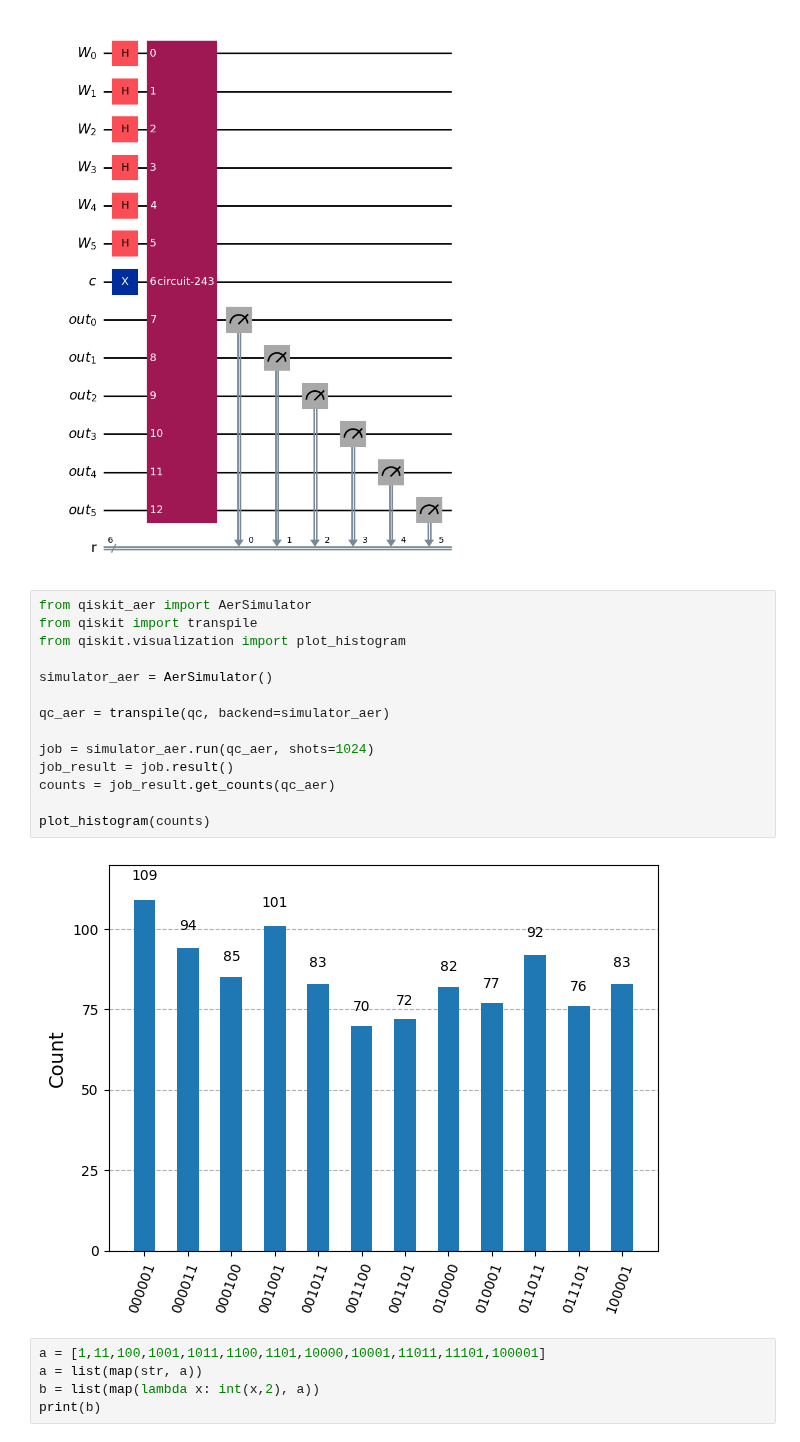
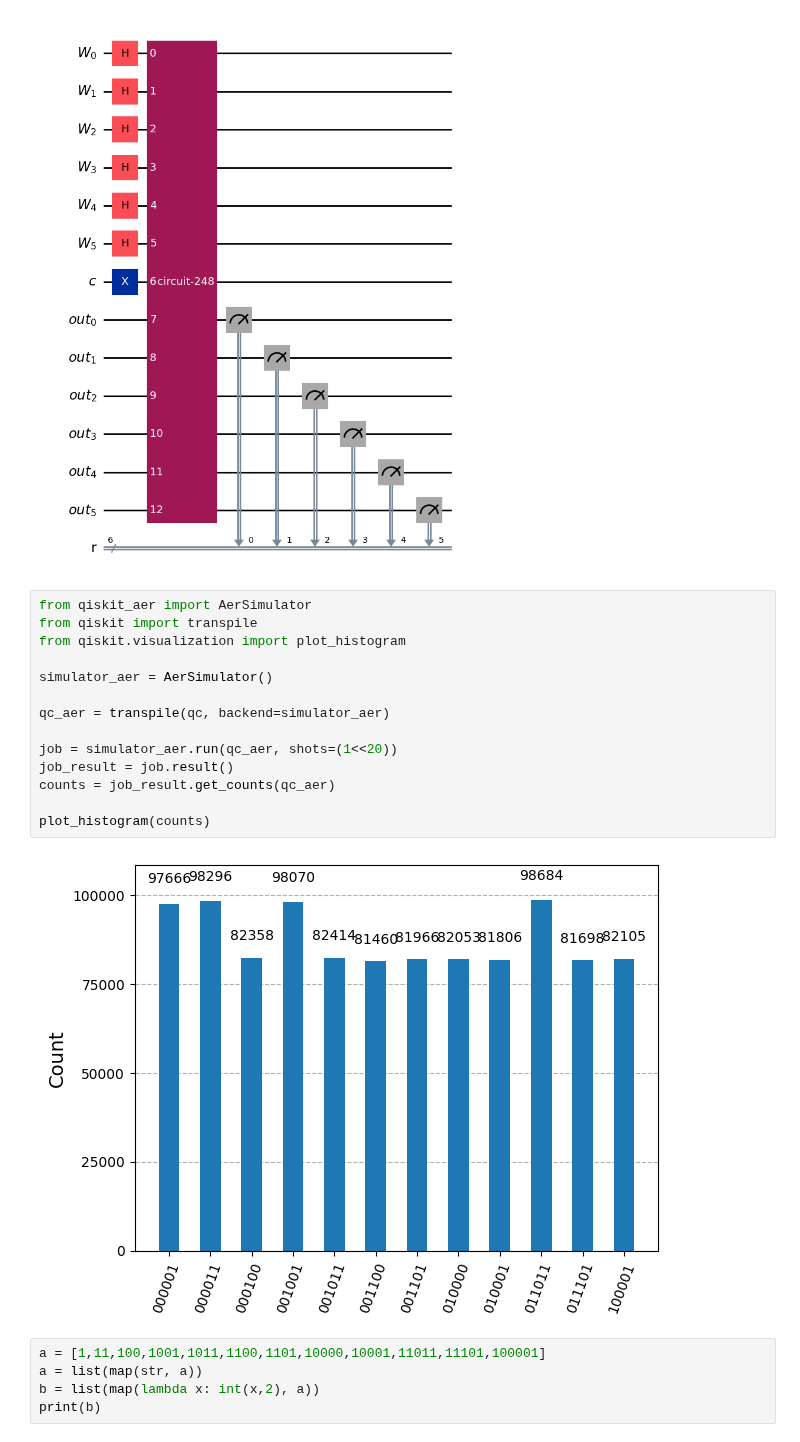
Before and after one commit to Flirm/quantum-circuits-implementation, a Jupyter notebook: implementations/windowed_arithmetic/notebooks/table_lookup.ipynb, the cells around one changed output. Saved outputs shown, nothing was run; the diff lists cells and outputs as text.

```diff
--- a/implementations/windowed_arithmetic/notebooks/table_lookup.ipynb
+++ b/implementations/windowed_arithmetic/notebooks/table_lookup.ipynb
@@ -135,19 +135,19 @@ qc.draw("mpl")
 # %%
 from qiskit_aer import AerSimulator
 from qiskit import transpile
 from qiskit.visualization import plot_histogram
 
 simulator_aer = AerSimulator()
 
 qc_aer = transpile(qc, backend=simulator_aer)
 
-job = simulator_aer.run(qc_aer, shots=1024)
+job = simulator_aer.run(qc_aer, shots=(1<<20))
 job_result = job.result()
 counts = job_result.get_counts(qc_aer)
 
 plot_histogram(counts)
 # %% [output]
-[figure, old version]
+[figure, new version]
 # %%
 a = [1,11,100,1001,1011,1100,1101,10000,10001,11011,11101,100001]
 a = list(map(str, a))
```
